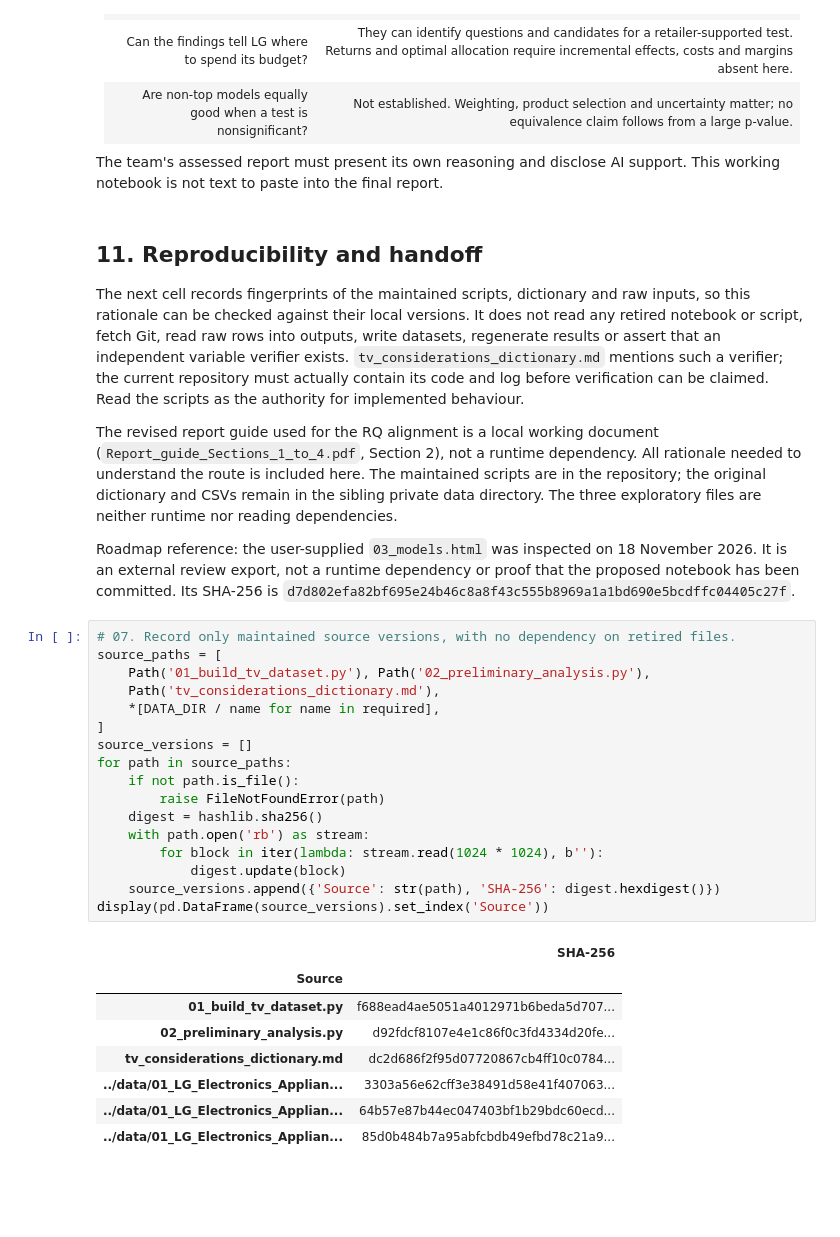
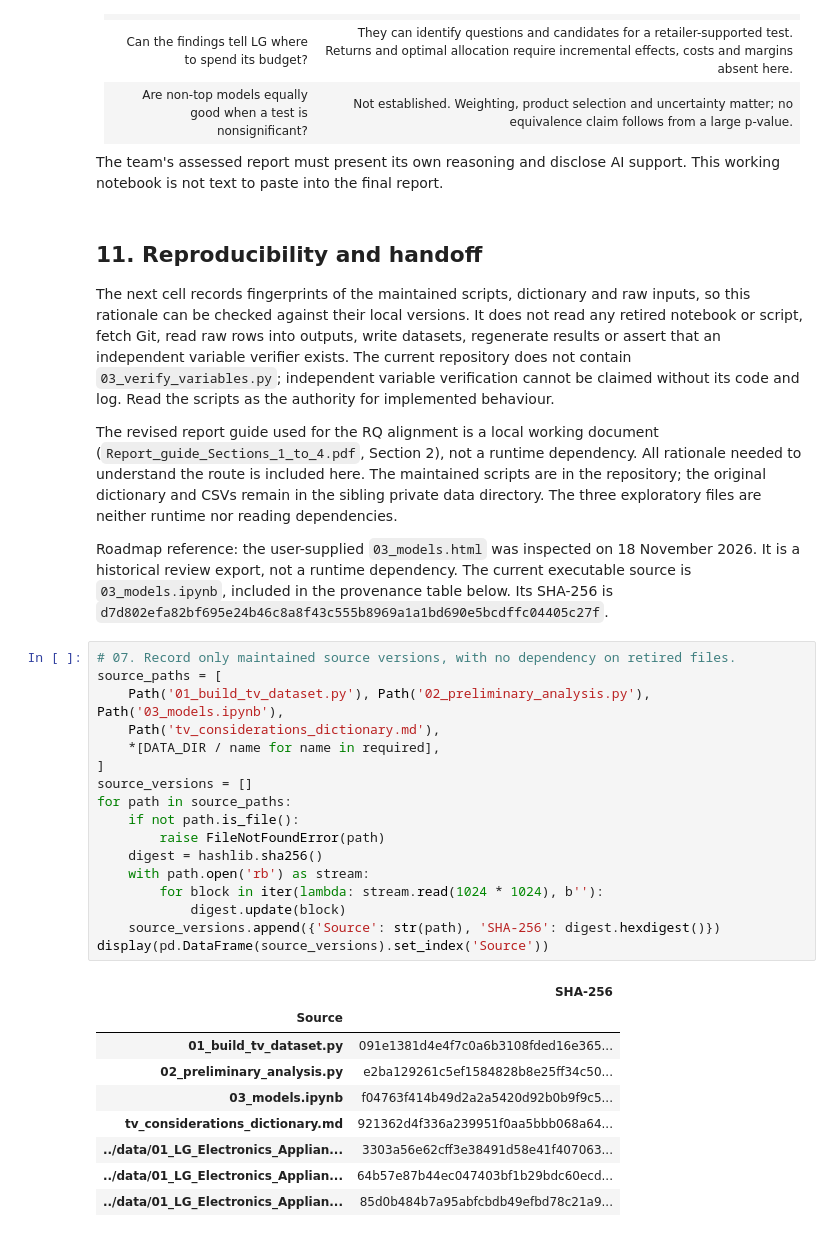
Before and after one commit to Dod0ria/Marketing-Project, a Jupyter notebook: 00_scope_and_methodology_rationale.ipynb, the cells around one changed output. Cells and saved outputs as stored; diff of their text form; blank space fills up the shorter version.

```diff
--- a/00_scope_and_methodology_rationale.ipynb
+++ b/00_scope_and_methodology_rationale.ipynb
@@ -1246,9 +1244,7 @@ The next cell records fingerprints of the maintained scripts, dictionary and raw
 inputs, so this rationale can be checked against their local versions. It does not
 read any retired notebook or script, fetch Git, read raw rows into
 outputs, write datasets, regenerate results or assert that an independent variable
-verifier exists. `tv_considerations_dictionary.md` mentions such a verifier; the
-current repository must actually contain its code and log before verification can
-be claimed. Read the scripts as the authority for implemented behaviour.
+verifier exists. The current repository does not contain `03_verify_variables.py`; independent variable verification cannot be claimed without its code and log. Read the scripts as the authority for implemented behaviour.
 
 The revised report guide used for the RQ alignment is a local working document
 (`Report_guide_Sections_1_to_4.pdf`, Section 2), not a runtime dependency. All rationale
@@ -1257,31 +1253,31 @@ repository; the original dictionary and CSVs remain in the sibling private data
 directory. The three exploratory files are neither runtime nor reading dependencies.
 
 Roadmap reference: the user-supplied `03_models.html` was inspected on 18 November
-2026. It is an external review export, not a runtime dependency or proof that the
-proposed notebook has been committed. Its SHA-256 is `d7d802efa82bf695e24b46c8a8f43c555b8969a1a1bd690e5bcdffc04405c27f`.
+2026. It is a historical review export, not a runtime dependency. The current executable source is `03_models.ipynb`, included in the provenance table below. Its SHA-256 is `d7d802efa82bf695e24b46c8a8f43c555b8969a1a1bd690e5bcdffc04405c27f`.
 # %%
 # 07. Record only maintained source versions, with no dependency on retired files.
 source_paths = [
-    Path('01_build_tv_dataset.py'), Path('02_preliminary_analysis.py'),
+    Path('01_build_tv_dataset.py'), Path('02_preliminary_analysis.py'), Path('03_models.ipynb'),
     Path('tv_considerations_dictionary.md'),
     *[DATA_DIR / name for name in required],
 ]
 source_versions = []
 for path in source_paths:
     if not path.is_file():
         raise FileNotFoundError(path)
     digest = hashlib.sha256()
     with path.open('rb') as stream:
         for block in iter(lambda: stream.read(1024 * 1024), b''):
             digest.update(block)
     source_versions.append({'Source': str(path), 'SHA-256': digest.hexdigest()})
 display(pd.DataFrame(source_versions).set_index('Source'))
 # %% [output]
 |  | SHA-256 |
 | Source |  |
-| 01_build_tv_dataset.py | f688ead4ae5051a4012971b6beda5d707... |
-| 02_preliminary_analysis.py | d92fdcf8107e4e1c86f0c3fd4334d20fe... |
-| tv_considerations_dictionary.md | dc2d686f2f95d07720867cb4ff10c0784... |
+| 01_build_tv_dataset.py | 091e1381d4e4f7c0a6b3108fded16e365... |
+| 02_preliminary_analysis.py | e2ba129261c5ef1584828b8e25ff34c50... |
+| 03_models.ipynb | f04763f414b49d2a2a5420d92b0b9f9c5... |
+| tv_considerations_dictionary.md | 921362d4f336a239951f0aa5bbb068a64... |
 | ../data/01_LG_Electronics_Applian... | 3303a56e62cff3e38491d58e41f407063... |
 | ../data/01_LG_Electronics_Applian... | 64b57e87b44ec047403bf1b29bdc60ecd... |
 | ../data/01_LG_Electronics_Applian... | 85d0b484b7a95abfcbdb49efbd78c21a9... |
```
Also changed, not shown: parts of 5 cells of this notebook, 5 other files.
